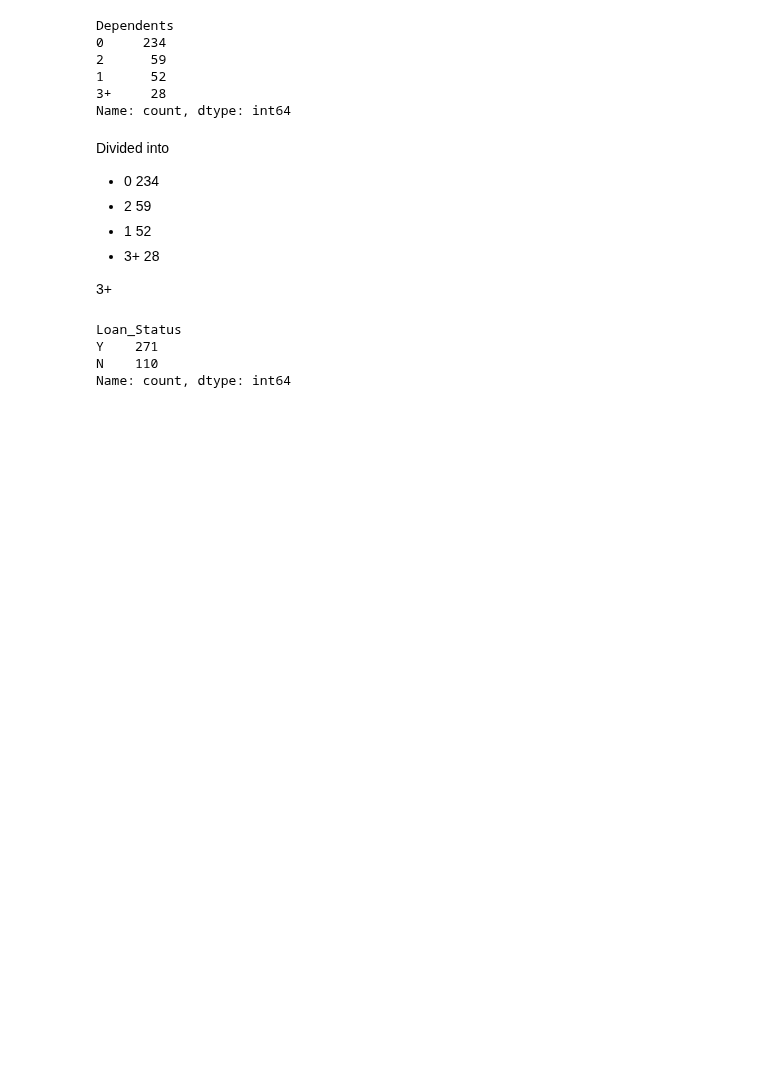
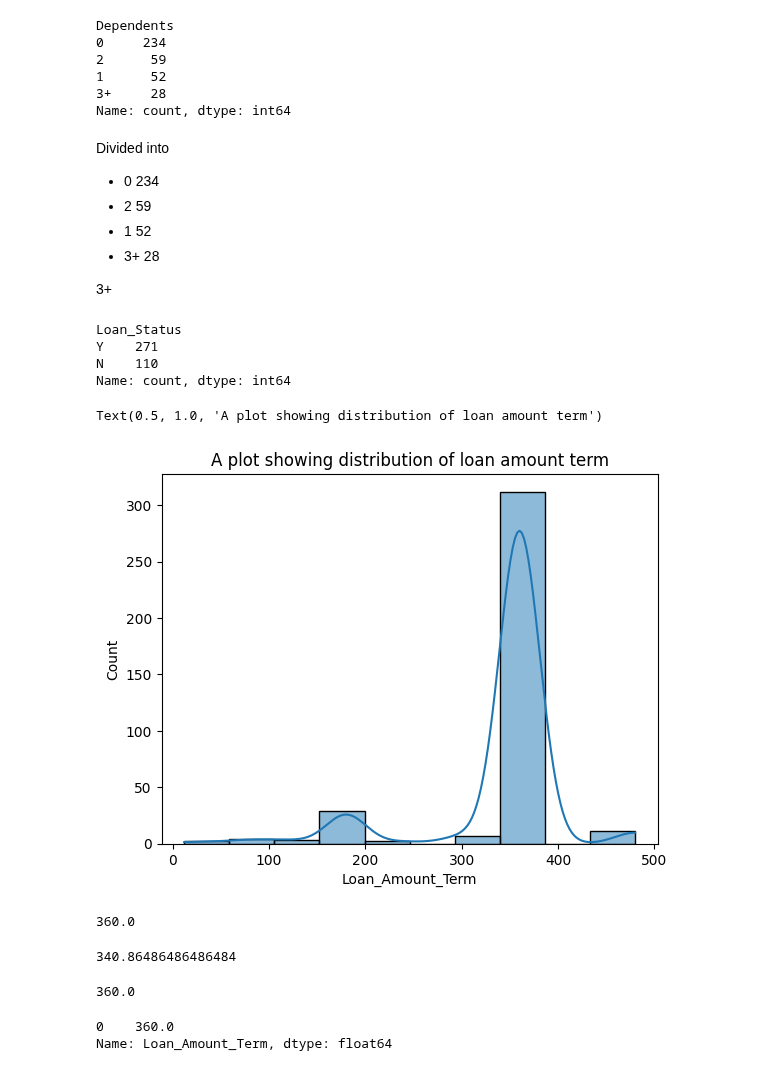
Before and after one commit to mngugi/Code_3_Camp, a Jupyter notebook: loans-status.ipynb, the cells around one changed output. Cells and saved outputs as stored; diff of their text form; code cells hidden in the pictures; blank space fills up the shorter version.

Commit message:
Kaggle Notebook | Loans Status | Version 5

```diff
--- a/loans-status.ipynb
+++ b/loans-status.ipynb
@@ -174,0 +177,27 @@ Name: count, dtype: int64
+# %%
+sns.histplot(df, x = 'Loan_Amount_Term', kde=True)
+plt.title('A plot showing distribution of loan amount term')
+# %% [output]
+Text(0.5, 1.0, 'A plot showing distribution of loan amount term')
+[figure, added]
+# %%
+medin = df['Loan_Amount_Term'].median()
+medin
+# %% [output]
+360.0
+# %%
+med = df['Loan_Amount_Term'].mean()
+med
+# %% [output]
+340.86486486486484
+# %%
+med2 = np.nanmedian(df['Loan_Amount_Term'])
+med2
+# %% [output]
+360.0
+# %%
+mod = df['Loan_Amount_Term'].mode()
+mod
+# %% [output]
+0    360.0
+Name: Loan_Amount_Term, dtype: float64
```
Also changed, not shown: parts of 1 cell of this notebook.
